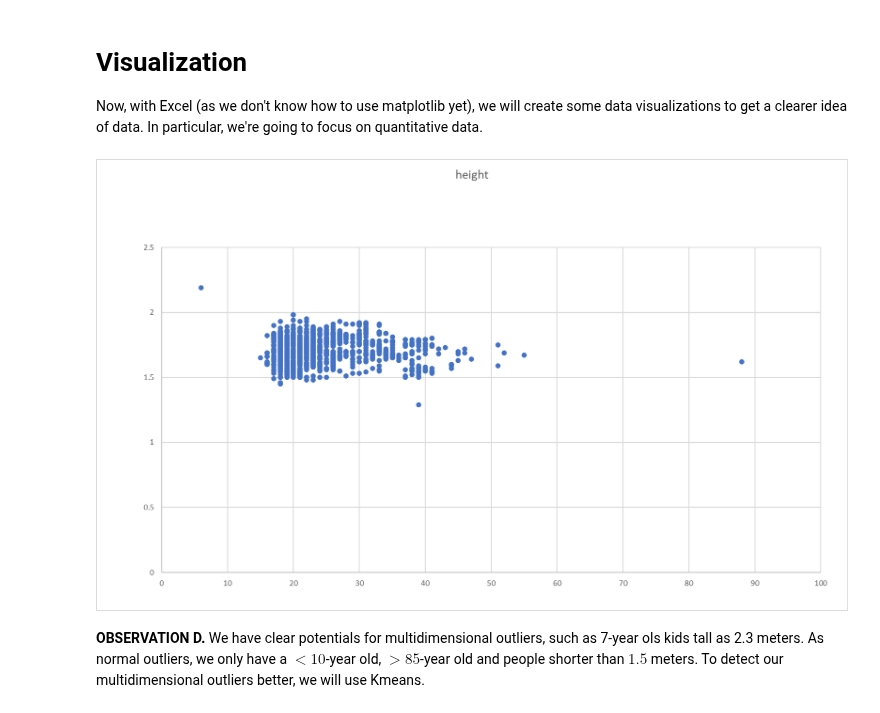
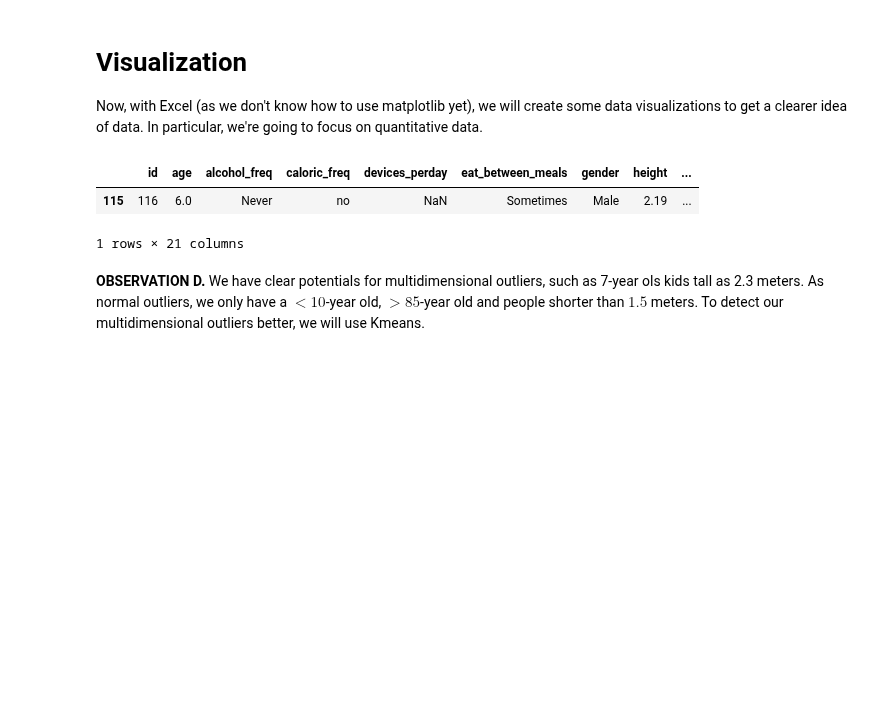
Before and after one commit to 0xMarc0s/IMS_ML_project, a Jupyter notebook: Preliminary Notebooks/Dino Notebook.ipynb, the cells around one changed output. Drawn from its saved outputs; the diff is of its cells as text; code cells hidden in the pictures; blank space fills up the shorter version.

```diff
--- a/Preliminary Notebooks/Dino Notebook.ipynb
+++ b/Preliminary Notebooks/Dino Notebook.ipynb
@@ -99,8 +99,11 @@ Now, with Excel (as we don't know how to use matplotlib yet), we will create som
 # %%
 # 1. Age x Height
 Image(r"..\images\ageheight_1.png")
+df.query("age<10")
 # %% [output]
-[figure, removed]
+|  | id | age | alcohol_freq | caloric_freq | devices_perday | eat_between_meals | gender | height | ... |
+| 115 | 116 | 6.0 | Never | no | NaN | Sometimes | Male | 2.19 | ... |
+1 rows × 21 columns
 # %% [markdown]
 **OBSERVATION D.** We have clear potentials for multidimensional outliers, such as 7-year ols kids tall as 2.3 meters. As normal outliers, we only have a $<10$-year old, $>85$-year old and people shorter than $1.5$ meters. To detect our multidimensional outliers better, we will use Kmeans.
 # %%
```
Also changed, not shown: parts of 8 cells of this notebook, 1 other file.
